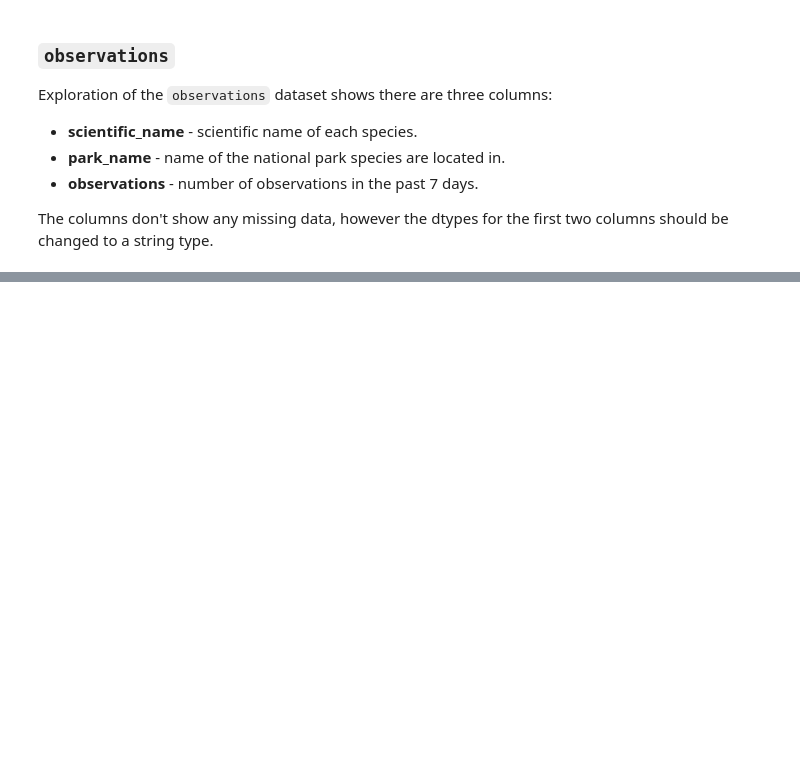
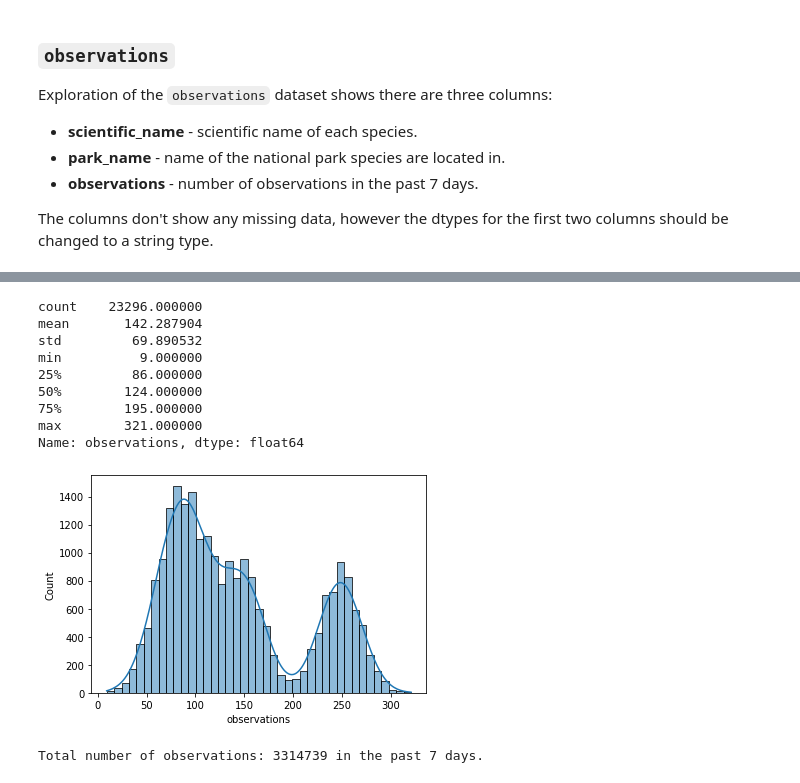
Before and after one commit to marcocamilo/Biodiversity-in-National-Parks, a Jupyter notebook: biodiversity.ipynb, the cells around one changed output, grey strips where cells are left out. Cells and saved outputs as stored; diff of their text form; code cells hidden in the pictures; blank space fills up the shorter version.

```diff
--- a/biodiversity.ipynb
+++ b/biodiversity.ipynb
@@ -296,0 +351,19 @@ species =
+# %%
+print(observations.observations.describe())
+
+sns.histplot(x = 'observations', data = observations, kde=True)
+plt.show()
+
+print('Total number of observations:', observations.observations.sum(), 'in the past 7 days.')
+# %% [output]
+count    23296.000000
+mean       142.287904
+std         69.890532
+min          9.000000
+25%         86.000000
+50%        124.000000
+75%        195.000000
+max        321.000000
+Name: observations, dtype: float64
+[figure, added]
+Total number of observations: 3314739 in the past 7 days.
```
Also changed, not shown: parts of 54 cells of this notebook, 1 other file.
